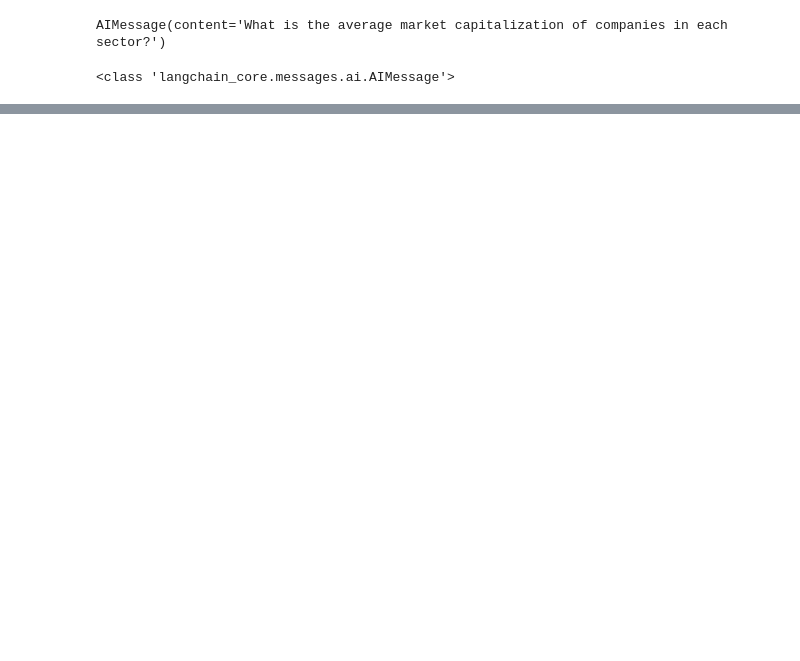
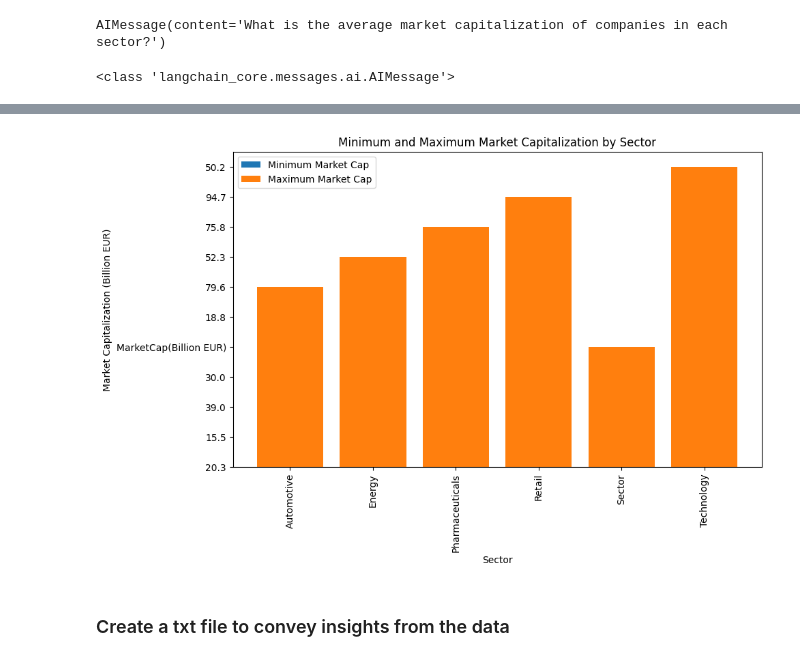
Before and after one commit to josemh301/openai-api-projects, a Jupyter notebook: Langchain/Langchain Testing/Langchain Testing.ipynb, the cells around one changed output, grey strips where cells are left out. Cells and saved outputs as stored; diff of their text form; code cells hidden in the pictures; blank space fills up the shorter version.

```diff
--- a/Langchain/Langchain Testing/Langchain Testing.ipynb
+++ b/Langchain/Langchain Testing/Langchain Testing.ipynb
@@ -65,0 +135,36 @@ print(response02)
+# %%
+import pandas as pd
+import matplotlib.pyplot as plt
+
+# Read the dataset
+df = pd.read_csv("stock_data.csv")
+
+# Group the dataset by sector and calculate the min and max market capitalization
+sector_market_cap = df.groupby("Sector")["MarketCap(Billion EUR)"].agg(["min", "max"])
+
+# Plotting the data
+fig, ax = plt.subplots(figsize=(10, 6))
+
+# Plotting the minimum market capitalization
+ax.bar(sector_market_cap.index, sector_market_cap["min"], label="Minimum Market Cap")
+
+# Plotting the maximum market capitalization
+ax.bar(sector_market_cap.index, sector_market_cap["max"], label="Maximum Market Cap")
+
+# Adding labels and title
+ax.set_xlabel("Sector")
+ax.set_ylabel("Market Capitalization (Billion EUR)")
+ax.set_title("Minimum and Maximum Market Capitalization by Sector")
+
+# Rotating x-axis labels for better readability
+plt.xticks(rotation=90)
+
+# Adding legend
+ax.legend()
+
+# Display the plot
+plt.show()
+# %% [output]
+[figure, added]
+# %% [markdown]
+### Create a txt file to convey insights from the data
```
Also changed, not shown: parts of 17 cells of this notebook.
